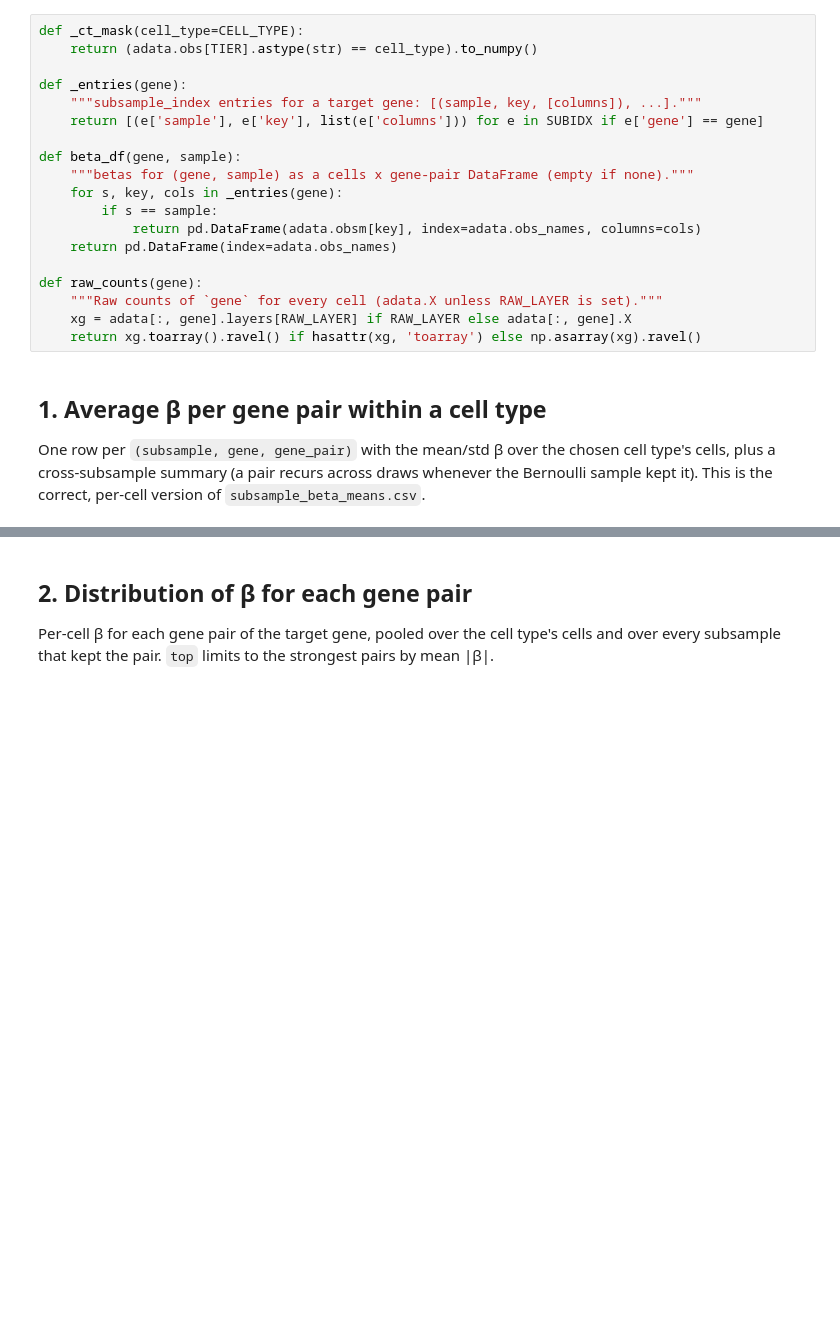
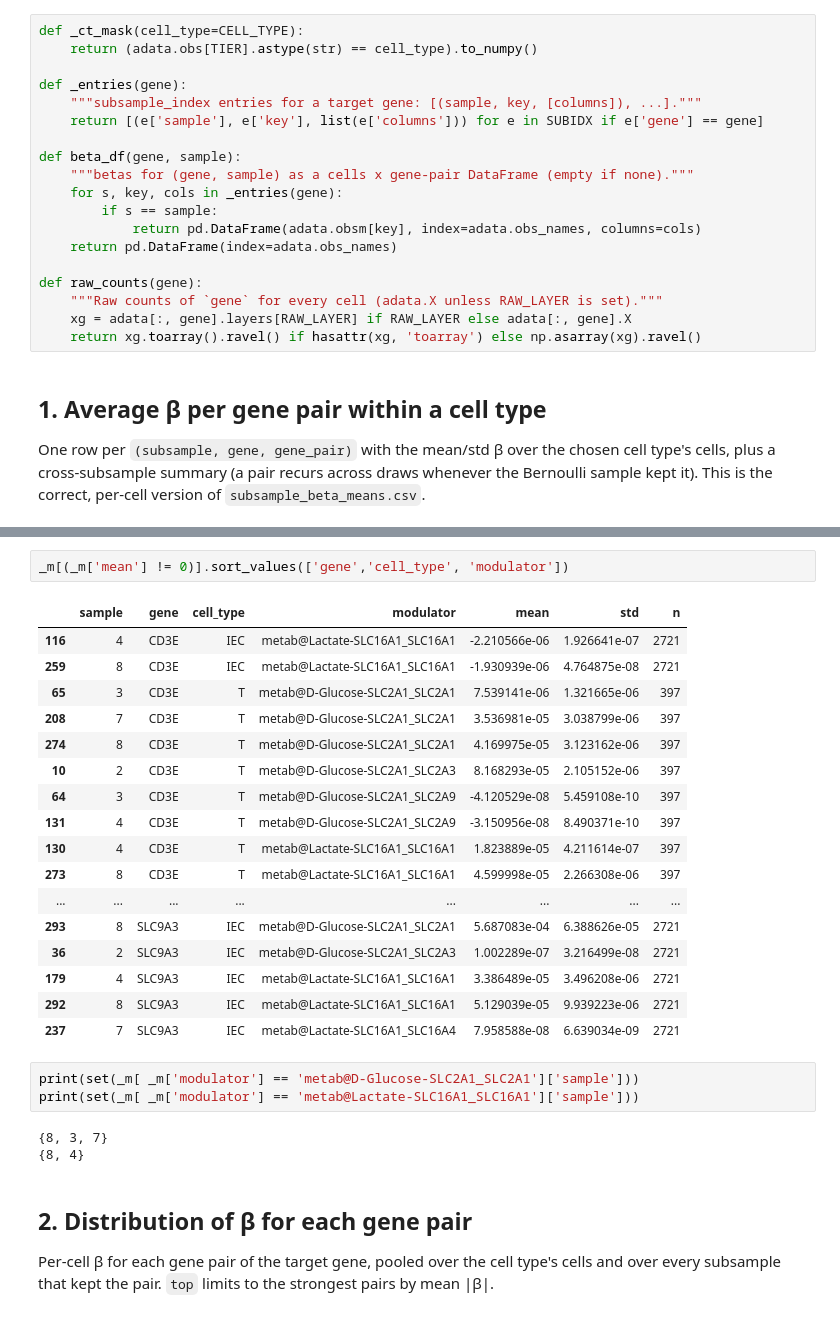
Before and after one commit to fosterea/MetabTravLR, a Jupyter notebook: metab_processing/Analysis/Foster/subsample_uc.ipynb, the cells around one changed output, grey strips where cells are left out. Saved outputs shown, nothing was run; the diff lists cells and outputs as text; blank space fills up the shorter version.

```diff
--- a/metab_processing/Analysis/Foster/subsample_uc.ipynb
+++ b/metab_processing/Analysis/Foster/subsample_uc.ipynb
@@ -203,3 +223,29 @@ subsample_beta_means.csv: 0 rows
+# %%
+_m[(_m['mean'] != 0)].sort_values(['gene','cell_type', 'modulator'])
+# %% [output]
+|  | sample | gene | cell_type | modulator | mean | std | n |
+| 116 | 4 | CD3E | IEC | metab@Lactate-SLC16A1_SLC16A1 | -2.210566e-06 | 1.926641e-07 | 2721 |
+| 259 | 8 | CD3E | IEC | metab@Lactate-SLC16A1_SLC16A1 | -1.930939e-06 | 4.764875e-08 | 2721 |
+| 65 | 3 | CD3E | T | metab@D-Glucose-SLC2A1_SLC2A1 | 7.539141e-06 | 1.321665e-06 | 397 |
+| 208 | 7 | CD3E | T | metab@D-Glucose-SLC2A1_SLC2A1 | 3.536981e-05 | 3.038799e-06 | 397 |
+| 274 | 8 | CD3E | T | metab@D-Glucose-SLC2A1_SLC2A1 | 4.169975e-05 | 3.123162e-06 | 397 |
+| 10 | 2 | CD3E | T | metab@D-Glucose-SLC2A1_SLC2A3 | 8.168293e-05 | 2.105152e-06 | 397 |
+| 64 | 3 | CD3E | T | metab@D-Glucose-SLC2A1_SLC2A9 | -4.120529e-08 | 5.459108e-10 | 397 |
+| 131 | 4 | CD3E | T | metab@D-Glucose-SLC2A1_SLC2A9 | -3.150956e-08 | 8.490371e-10 | 397 |
+| 130 | 4 | CD3E | T | metab@Lactate-SLC16A1_SLC16A1 | 1.823889e-05 | 4.211614e-07 | 397 |
+| 273 | 8 | CD3E | T | metab@Lactate-SLC16A1_SLC16A1 | 4.599998e-05 | 2.266308e-06 | 397 |
+| ... | ... | ... | ... | ... | ... | ... | ... |
+| 293 | 8 | SLC9A3 | IEC | metab@D-Glucose-SLC2A1_SLC2A1 | 5.687083e-04 | 6.388626e-05 | 2721 |
+| 36 | 2 | SLC9A3 | IEC | metab@D-Glucose-SLC2A1_SLC2A3 | 1.002289e-07 | 3.216499e-08 | 2721 |
+| 179 | 4 | SLC9A3 | IEC | metab@Lactate-SLC16A1_SLC16A1 | 3.386489e-05 | 3.496208e-06 | 2721 |
+| 292 | 8 | SLC9A3 | IEC | metab@Lactate-SLC16A1_SLC16A1 | 5.129039e-05 | 9.939223e-06 | 2721 |
+| 237 | 7 | SLC9A3 | IEC | metab@Lactate-SLC16A1_SLC16A4 | 7.958588e-08 | 6.639034e-09 | 2721 |
+# %%
+print(set(_m[ _m['modulator'] == 'metab@D-Glucose-SLC2A1_SLC2A1']['sample']))
+print(set(_m[ _m['modulator'] == 'metab@Lactate-SLC16A1_SLC16A1']['sample']))
+# %% [output]
+{8, 3, 7}
+{8, 4}
 # %% [markdown]
 ## 2. Distribution of β for each gene pair
 
```
Also changed, not shown: parts of 10 cells of this notebook, 1 other file.
